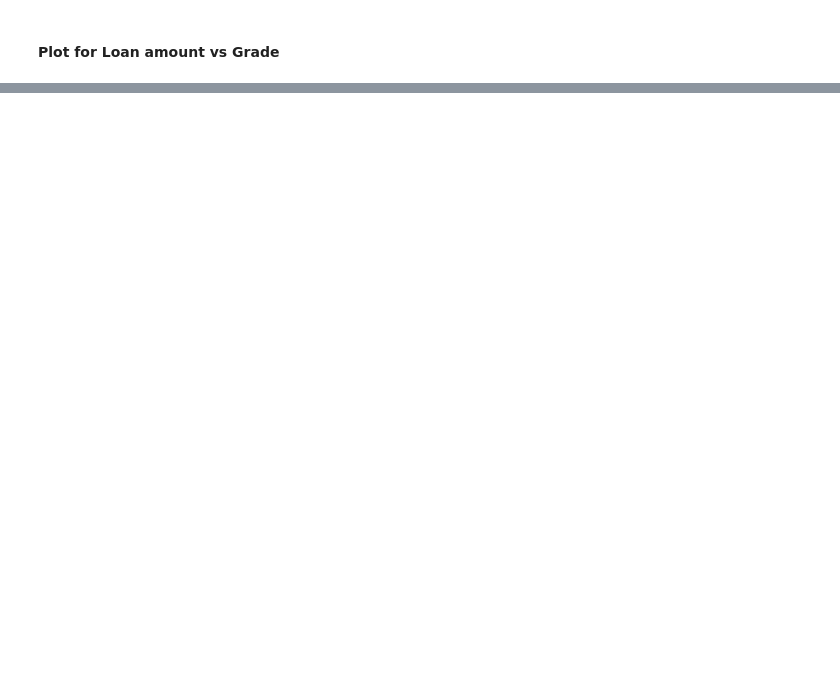
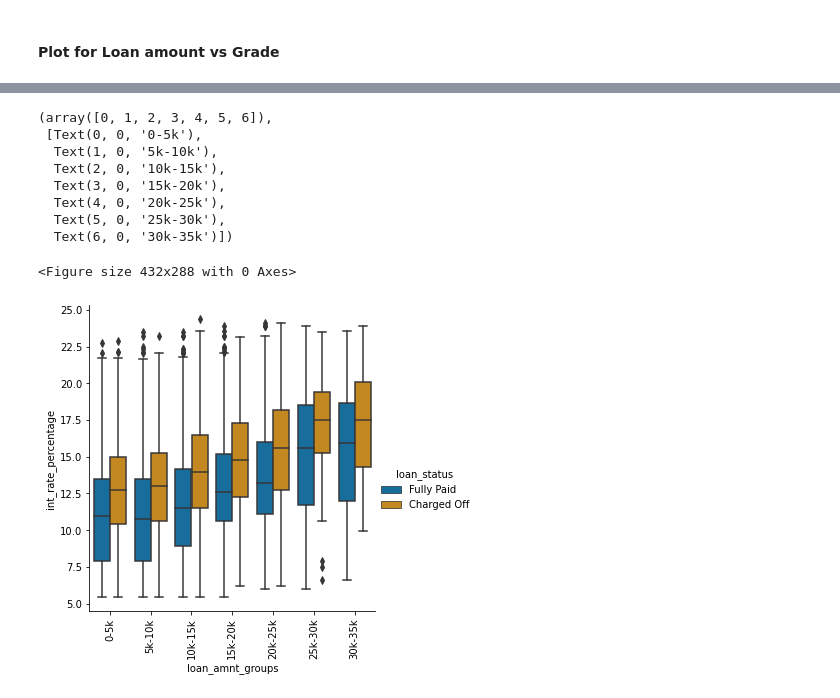
Before and after one commit to dichaudhary/lending-club-case-study, a Jupyter notebook: lending-case-study.ipynb, the cells around one changed output, grey strips where cells are left out. Saved outputs shown, nothing was run; the diff lists cells and outputs as text; code cells hidden in the pictures; blank space fills up the shorter version.

```diff
--- a/lending-case-study.ipynb
+++ b/lending-case-study.ipynb
@@ -307,0 +492,15 @@ plt.show()
+# %%
+plt.tight_layout()
+sns.catplot(data =loan_df,y ='int_rate_percentage', x ='loan_amnt_groups', hue ='loan_status',kind = 'box')
+plt.xticks(rotation=90)
+# %% [output]
+(array([0, 1, 2, 3, 4, 5, 6]),
+ [Text(0, 0, '0-5k'),
+  Text(1, 0, '5k-10k'),
+  Text(2, 0, '10k-15k'),
+  Text(3, 0, '15k-20k'),
+  Text(4, 0, '20k-25k'),
+  Text(5, 0, '25k-30k'),
+  Text(6, 0, '30k-35k')])
+<Figure size 432x288 with 0 Axes>
+[figure, added]
```
Also changed, not shown: parts of 49 cells of this notebook.
